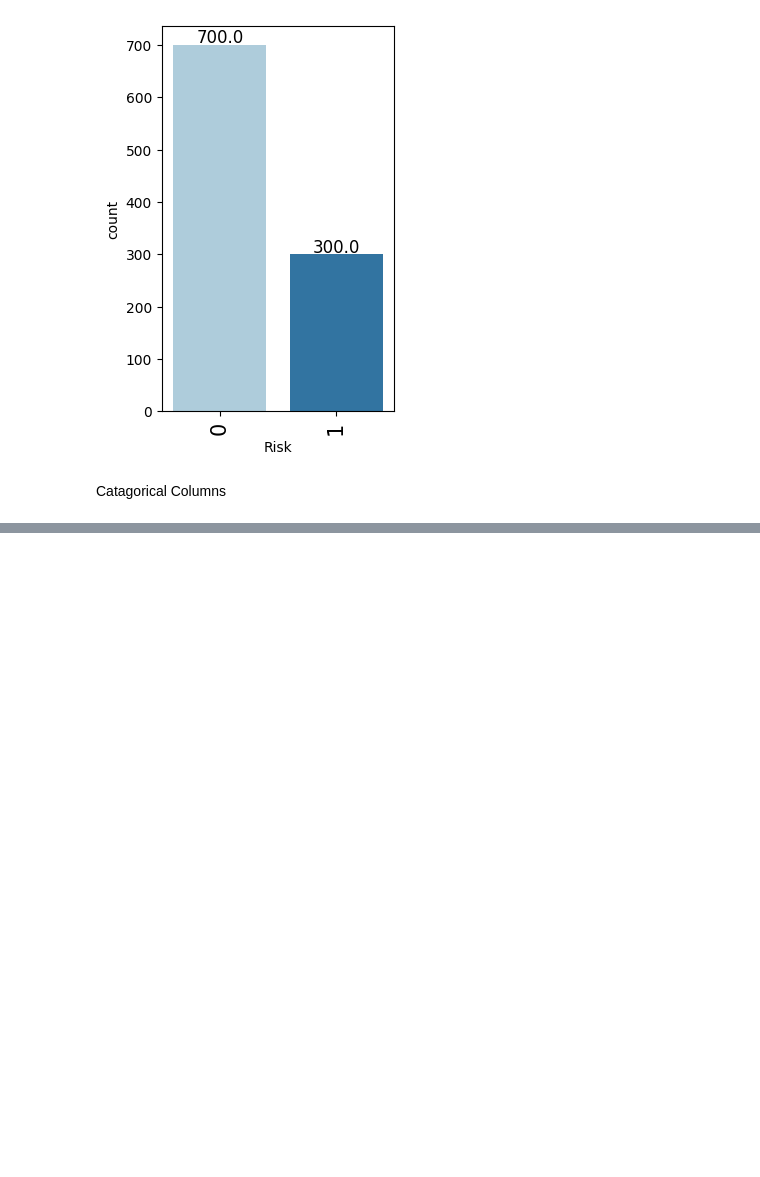
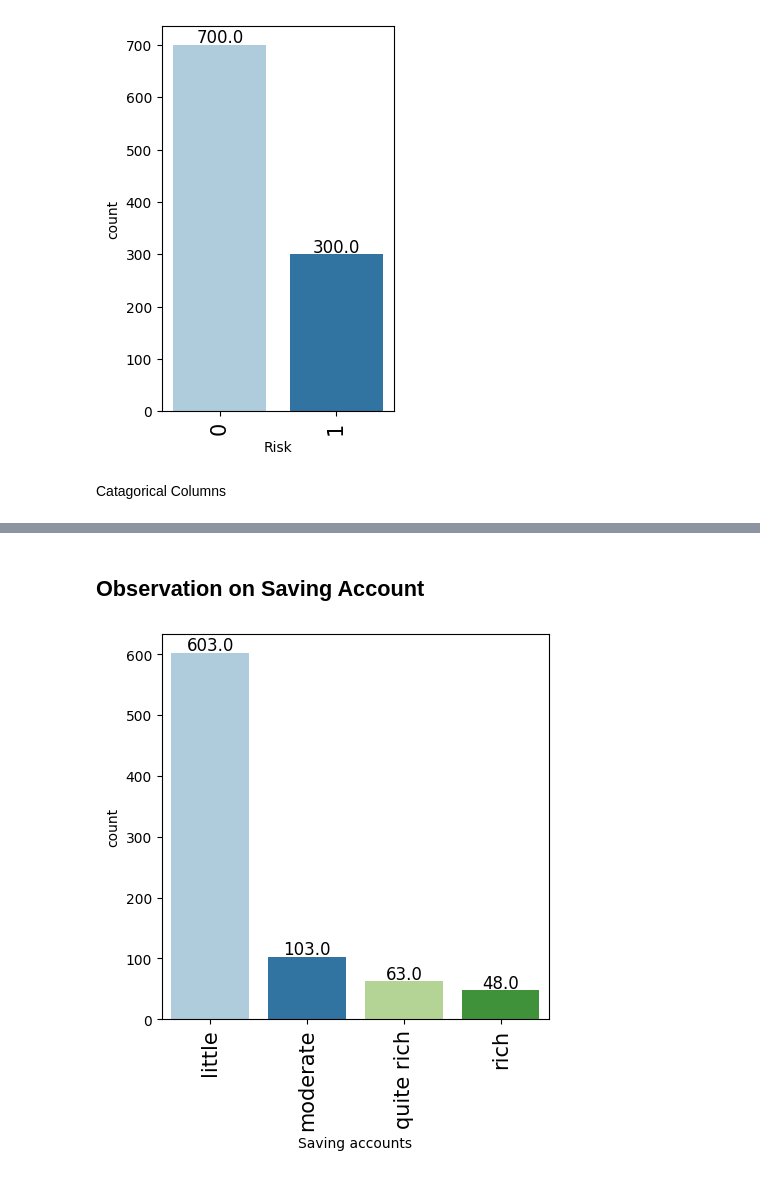
Before and after one commit to HunterKane/University-of-Texas-AI-ML-Projects-, a Jupyter notebook: Practice 2 Case Study - Credit Card Analysis/German_Credit_Analysis.ipynb, the cells around one changed output, grey strips where cells are left out. Cells and saved outputs as stored; diff of their text form; code cells hidden in the pictures; blank space fills up the shorter version.

```diff
--- a/Practice 2 Case Study - Credit Card Analysis/German_Credit_Analysis.ipynb
+++ b/Practice 2 Case Study - Credit Card Analysis/German_Credit_Analysis.ipynb
@@ -504,0 +545,6 @@ Catagorical Columns
+# %% [markdown]
+## Observation on Saving Account
+# %%
+labeled_barplot(data, "Saving accounts")
+# %% [output]
+[figure, added]
```
Also changed, not shown: parts of 36 cells of this notebook.
